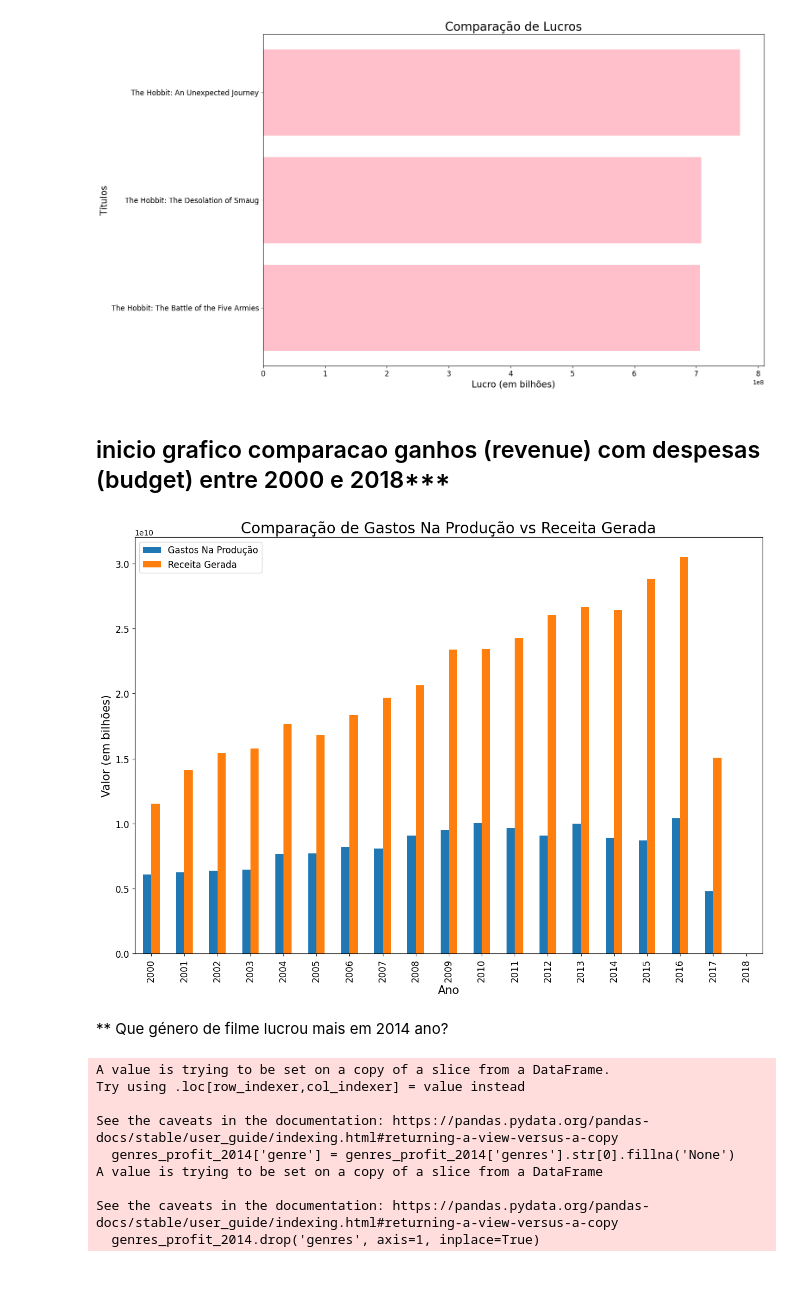
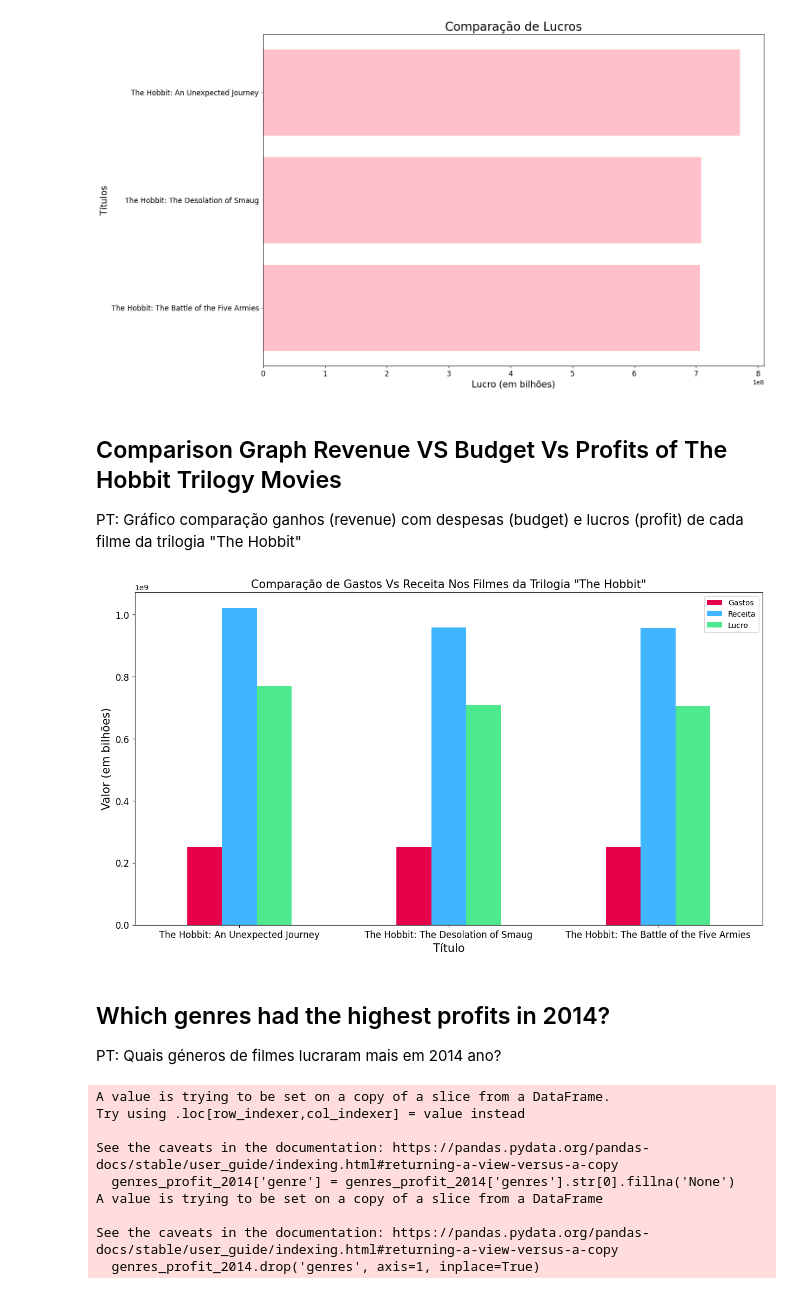
Before and after one commit to yoshinodev/Movies_Data_Analysis, a Jupyter notebook: finalProject.ipynb, the cells around one changed output. Drawn from its saved outputs; the diff is of its cells as text; code cells hidden in the pictures.

```diff
--- a/finalProject.ipynb
+++ b/finalProject.ipynb
@@ -26,7 +39,7 @@ import ast
 # %% [markdown]
 ## Upload and read dataset
 # %%
-# # Upload and read dataset, now stored in variable movies
-movies = pd.read_csv('/content/drive/MyDrive/10811_Final_Project/dataset/movies_metadata.csv',
+# Upload and read dataset, now stored in variable movies
+movies = pd.read_csv('dataset/movies_metadata.csv',
                      usecols=["id", "belongs_to_collection", "budget", "genres", "original_title", "production_companies", "release_date", "revenue", "runtime", "title"],
                      encoding='utf-8', low_memory=False)
@@ -717,25 +727,26 @@ plt.yticks(fontsize=12)
 plt.show()
 # %% [output]
 [figure]
-# %% [markdown]
-## inicio grafico comparacao ganhos (revenue) com despesas (budget) entre 2000 e 2018***
+# %% [markdown]
+## Comparison Graph Revenue VS Budget Vs Profits of The Hobbit Trilogy Movies
+PT: Gráfico comparação ganhos (revenue) com despesas (budget) e lucros (profit) de cada filme da trilogia "The Hobbit"
 # %%
-# compare the budget spent vs the revenue generated from the movies between 2000 and 2018
-movies_2000_2018 = movies[(movies['release_date'].dt.year >= 2000) & (movies['release_date'].dt.year <= 2018)]
-# group the dataframe by year and sum the budget and revenue of each year
-budget_revenue = movies_2000_2018.groupby(movies_2000_2018['release_date'].dt.year)[['budget', 'revenue']].sum()
-# show a graph comparing the budget spent vs the revenue generated from the movies between 2000 and 2018
-budget_revenue.plot(kind='bar', figsize=(15, 10))
-plt.title('Comparação de Gastos Na Produção vs Receita Gerada', fontsize=20)
-plt.xlabel('Ano', fontsize=15)
+# compare the budget spent vs the revenue generated from each movie of The Hobbit trilogy
+trilogy_TheHobbit = movie1, movie2, movie3
+# create a new dataframe with the movies of The Hobbit trilogy
+movies_trilogy = movies[movies['title'].isin(trilogy_TheHobbit)]
+# show a graph comparing the budget spent vs the revenue generated from each movie of The Hobbit trilogy
+movies_trilogy.plot(x='title', y=['budget', 'revenue', 'profit'], color=['#E60049', '#3FB6FF', '#4EE98F'], label=['Gastos', 'Receita', 'Lucro'], kind='bar', figsize=(15, 8))
+plt.title('Comparação de Gastos Vs Receita Nos Filmes da Trilogia "The Hobbit"', fontsize=15)
+plt.xlabel('Título', fontsize=15)
 plt.ylabel('Valor (em bilhões)', fontsize=15)
-plt.xticks(fontsize=12)
+plt.xticks(rotation=360, fontsize=12)  # Rotate the xtick labels by 360 degrees so the movies names are readable
 plt.yticks(fontsize=12)
-plt.legend(['Gastos Na Produção', 'Receita Gerada'], fontsize=12)
 plt.show()
 # %% [output]
-[figure, old version]
+[figure, new version]
-# %% [markdown]
-** Que género de filme lucrou mais em 2014 ano?
+# %% [markdown]
+## Which genres had the highest profits in 2014?
+PT: Quais géneros de filmes lucraram mais em 2014 ano?
 # %%
 # check which genres had the highest profit in 2014
```
Also changed, not shown: parts of 62 cells of this notebook.
